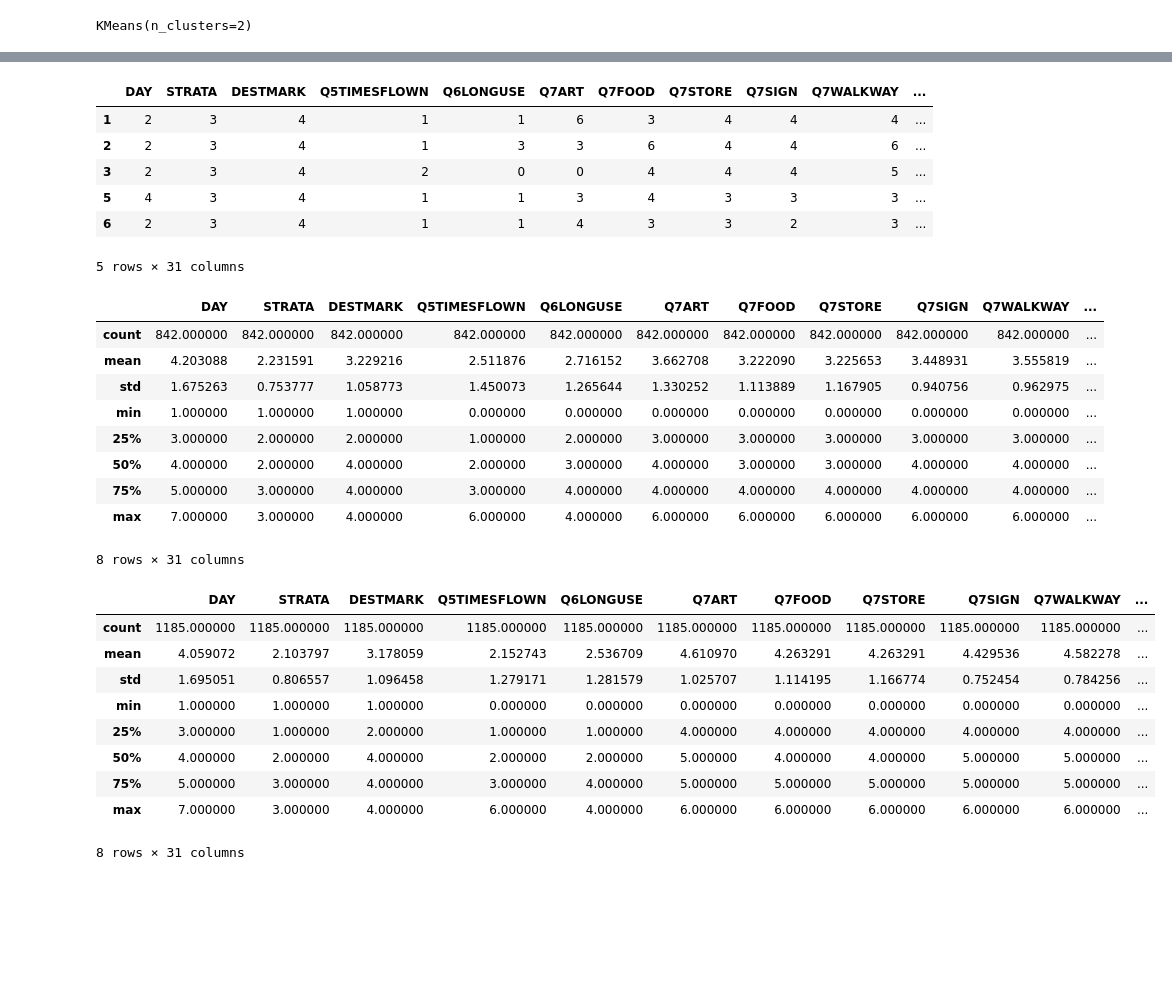
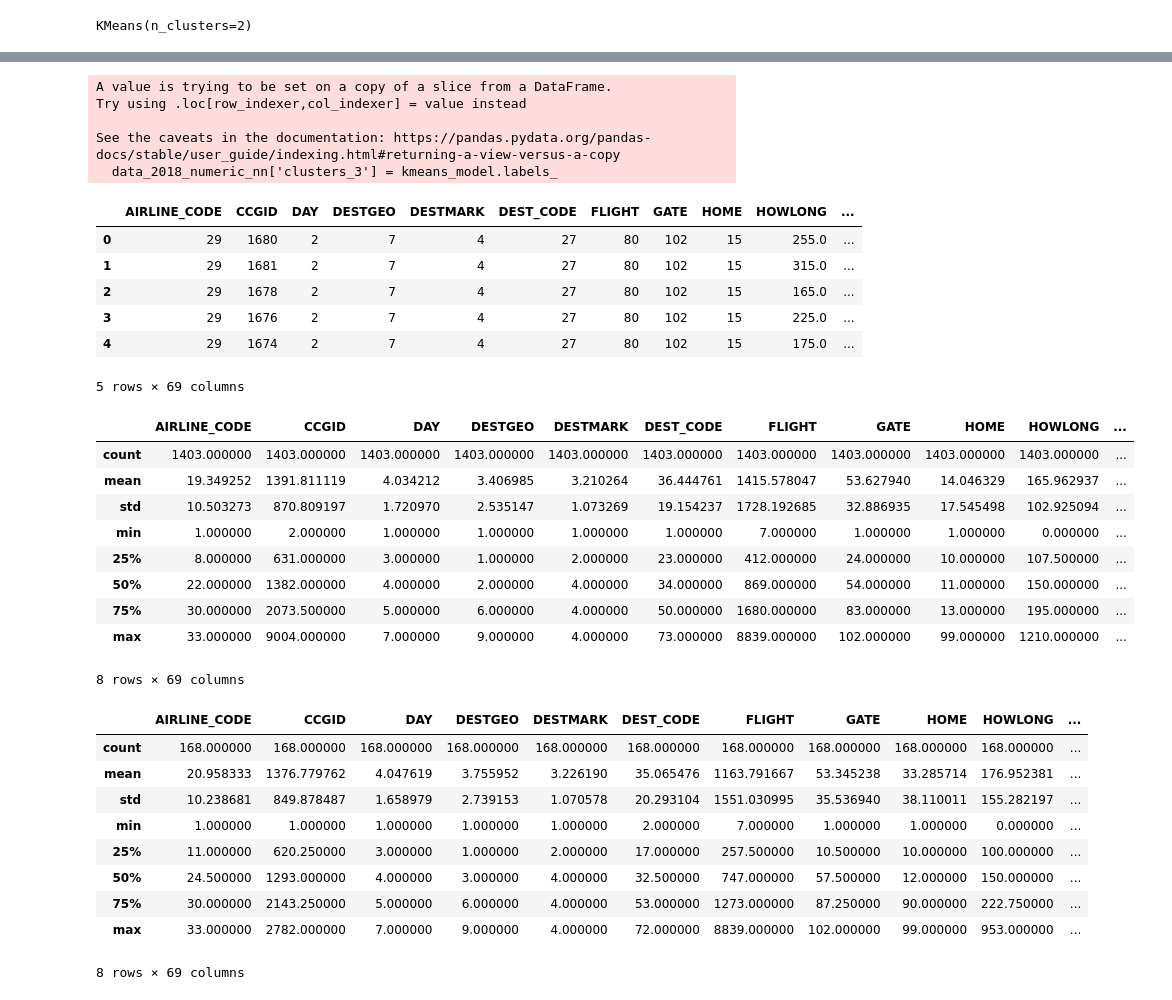
Before and after one commit to a-smaruj/Segmentacja, a Jupyter notebook: main.ipynb, the cells around one changed output, grey strips where cells are left out. Cells and saved outputs as stored; diff of their text form; code cells hidden in the pictures; blank space fills up the shorter version.

```diff
--- a/main.ipynb
+++ b/main.ipynb
@@ -456,7 +360,7 @@ kmeans_model.fit(scaled_data, sample_weight=data_weight['WEIGHT'])
 # %% [output]
 KMeans(n_clusters=3)
 # %%
-data_2018_quantitative['clusters_2'] = kmeans_model.labels_
+data_2018_numeric_nn['clusters'] = kmeans_model.labels_
 
-data_2018_quantitative.head()
+data_2018_numeric_nn.head()
 # %% [output]
@@ -531,3 +423,7 @@ kmeans_model = KMeans(n_clusters = 2)
 kmeans_model.fit(scaled_data, sample_weight=data_weight['WEIGHT'])
 # %% [output]
 KMeans(n_clusters=2)
+# %%
+data_2018_numeric_nn['clusters_2'] = kmeans_model.labels_
+
+data_2018_numeric_nn.head()
@@ -533,0 +471,4 @@ KMeans(n_clusters=2)
+# %%
+kmeans_model = KMeans(n_clusters = 4)
+
+kmeans_model.fit(scaled_data, sample_weight=data_weight['WEIGHT'])
@@ -534,38 +477,43 @@ KMeans(n_clusters=2)
 # %%
-data_2018_quantitative['clusters_3'] = kmeans_model.labels_
+data_2018_numeric_nn['clusters_3'] = kmeans_model.labels_
 
-data_2018_quantitative.head()
+data_2018_numeric_nn.head()
 # %% [output]
+A value is trying to be set on a copy of a slice from a DataFrame.
+Try using .loc[row_indexer,col_indexer] = value instead
+
+See the caveats in the documentation: https://pandas.pydata.org/pandas-docs/stable/user_guide/indexing.html#returning-a-view-versus-a-copy
+  data_2018_numeric_nn['clusters_3'] = kmeans_model.labels_
-|  | DAY | STRATA | DESTMARK | Q5TIMESFLOWN | Q6LONGUSE | Q7ART | Q7FOOD | Q7STORE | Q7SIGN | Q7WALKWAY | ... |
-| 1 | 2 | 3 | 4 | 1 | 1 | 6 | 3 | 4 | 4 | 4 | ... |
-| 2 | 2 | 3 | 4 | 1 | 3 | 3 | 6 | 4 | 4 | 6 | ... |
-| 3 | 2 | 3 | 4 | 2 | 0 | 0 | 4 | 4 | 4 | 5 | ... |
-| 5 | 4 | 3 | 4 | 1 | 1 | 3 | 4 | 3 | 3 | 3 | ... |
-| 6 | 2 | 3 | 4 | 1 | 1 | 4 | 3 | 3 | 2 | 3 | ... |
+|  | AIRLINE_CODE | CCGID | DAY | DESTGEO | DESTMARK | DEST_CODE | FLIGHT | GATE | HOME | HOWLONG | ... |
+| 0 | 29 | 1680 | 2 | 7 | 4 | 27 | 80 | 102 | 15 | 255.0 | ... |
+| 1 | 29 | 1681 | 2 | 7 | 4 | 27 | 80 | 102 | 15 | 315.0 | ... |
+| 2 | 29 | 1678 | 2 | 7 | 4 | 27 | 80 | 102 | 15 | 165.0 | ... |
+| 3 | 29 | 1676 | 2 | 7 | 4 | 27 | 80 | 102 | 15 | 225.0 | ... |
+| 4 | 29 | 1674 | 2 | 7 | 4 | 27 | 80 | 102 | 15 | 175.0 | ... |
-5 rows × 31 columns
+5 rows × 69 columns
 # %%
-data_2018_quantitative.loc[data_2018_quantitative['clusters_3'] == 0].describe()
+data_2018_numeric_nn.loc[data_2018_numeric_nn['clusters_3'] == 0].describe()
 # %% [output]
-|  | DAY | STRATA | DESTMARK | Q5TIMESFLOWN | Q6LONGUSE | Q7ART | Q7FOOD | Q7STORE | Q7SIGN | Q7WALKWAY | ... |
-| count | 842.000000 | 842.000000 | 842.000000 | 842.000000 | 842.000000 | 842.000000 | 842.000000 | 842.000000 | 842.000000 | 842.000000 | ... |
-| mean | 4.203088 | 2.231591 | 3.229216 | 2.511876 | 2.716152 | 3.662708 | 3.222090 | 3.225653 | 3.448931 | 3.555819 | ... |
-| std | 1.675263 | 0.753777 | 1.058773 | 1.450073 | 1.265644 | 1.330252 | 1.113889 | 1.167905 | 0.940756 | 0.962975 | ... |
-| min | 1.000000 | 1.000000 | 1.000000 | 0.000000 | 0.000000 | 0.000000 | 0.000000 | 0.000000 | 0.000000 | 0.000000 | ... |
-| 25% | 3.000000 | 2.000000 | 2.000000 | 1.000000 | 2.000000 | 3.000000 | 3.000000 | 3.000000 | 3.000000 | 3.000000 | ... |
-| 50% | 4.000000 | 2.000000 | 4.000000 | 2.000000 | 3.000000 | 4.000000 | 3.000000 | 3.000000 | 4.000000 | 4.000000 | ... |
-| 75% | 5.000000 | 3.000000 | 4.000000 | 3.000000 | 4.000000 | 4.000000 | 4.000000 | 4.000000 | 4.000000 | 4.000000 | ... |
-| max | 7.000000 | 3.000000 | 4.000000 | 6.000000 | 4.000000 | 6.000000 | 6.000000 | 6.000000 | 6.000000 | 6.000000 | ... |
+|  | AIRLINE_CODE | CCGID | DAY | DESTGEO | DESTMARK | DEST_CODE | FLIGHT | GATE | HOME | HOWLONG | ... |
+| count | 1403.000000 | 1403.000000 | 1403.000000 | 1403.000000 | 1403.000000 | 1403.000000 | 1403.000000 | 1403.000000 | 1403.000000 | 1403.000000 | ... |
+| mean | 19.349252 | 1391.811119 | 4.034212 | 3.406985 | 3.210264 | 36.444761 | 1415.578047 | 53.627940 | 14.046329 | 165.962937 | ... |
+| std | 10.503273 | 870.809197 | 1.720970 | 2.535147 | 1.073269 | 19.154237 | 1728.192685 | 32.886935 | 17.545498 | 102.925094 | ... |
+| min | 1.000000 | 2.000000 | 1.000000 | 1.000000 | 1.000000 | 1.000000 | 7.000000 | 1.000000 | 1.000000 | 0.000000 | ... |
+| 25% | 8.000000 | 631.000000 | 3.000000 | 1.000000 | 2.000000 | 23.000000 | 412.000000 | 24.000000 | 10.000000 | 107.500000 | ... |
+| 50% | 22.000000 | 1382.000000 | 4.000000 | 2.000000 | 4.000000 | 34.000000 | 869.000000 | 54.000000 | 11.000000 | 150.000000 | ... |
+| 75% | 30.000000 | 2073.500000 | 5.000000 | 6.000000 | 4.000000 | 50.000000 | 1680.000000 | 83.000000 | 13.000000 | 195.000000 | ... |
+| max | 33.000000 | 9004.000000 | 7.000000 | 9.000000 | 4.000000 | 73.000000 | 8839.000000 | 102.000000 | 99.000000 | 1210.000000 | ... |
-8 rows × 31 columns
+8 rows × 69 columns
 # %%
-data_2018_quantitative.loc[data_2018_quantitative['clusters_3'] == 1].describe()
+data_2018_numeric_nn.loc[data_2018_numeric_nn['clusters_3'] == 1].describe()
 # %% [output]
-|  | DAY | STRATA | DESTMARK | Q5TIMESFLOWN | Q6LONGUSE | Q7ART | Q7FOOD | Q7STORE | Q7SIGN | Q7WALKWAY | ... |
-| count | 1185.000000 | 1185.000000 | 1185.000000 | 1185.000000 | 1185.000000 | 1185.000000 | 1185.000000 | 1185.000000 | 1185.000000 | 1185.000000 | ... |
-| mean | 4.059072 | 2.103797 | 3.178059 | 2.152743 | 2.536709 | 4.610970 | 4.263291 | 4.263291 | 4.429536 | 4.582278 | ... |
-| std | 1.695051 | 0.806557 | 1.096458 | 1.279171 | 1.281579 | 1.025707 | 1.114195 | 1.166774 | 0.752454 | 0.784256 | ... |
-| min | 1.000000 | 1.000000 | 1.000000 | 0.000000 | 0.000000 | 0.000000 | 0.000000 | 0.000000 | 0.000000 | 0.000000 | ... |
-| 25% | 3.000000 | 1.000000 | 2.000000 | 1.000000 | 1.000000 | 4.000000 | 4.000000 | 4.000000 | 4.000000 | 4.000000 | ... |
-| 50% | 4.000000 | 2.000000 | 4.000000 | 2.000000 | 2.000000 | 5.000000 | 4.000000 | 4.000000 | 5.000000 | 5.000000 | ... |
-| 75% | 5.000000 | 3.000000 | 4.000000 | 3.000000 | 4.000000 | 5.000000 | 5.000000 | 5.000000 | 5.000000 | 5.000000 | ... |
-| max | 7.000000 | 3.000000 | 4.000000 | 6.000000 | 4.000000 | 6.000000 | 6.000000 | 6.000000 | 6.000000 | 6.000000 | ... |
+|  | AIRLINE_CODE | CCGID | DAY | DESTGEO | DESTMARK | DEST_CODE | FLIGHT | GATE | HOME | HOWLONG | ... |
+| count | 168.000000 | 168.000000 | 168.000000 | 168.000000 | 168.000000 | 168.000000 | 168.000000 | 168.000000 | 168.000000 | 168.000000 | ... |
+| mean | 20.958333 | 1376.779762 | 4.047619 | 3.755952 | 3.226190 | 35.065476 | 1163.791667 | 53.345238 | 33.285714 | 176.952381 | ... |
+| std | 10.238681 | 849.878487 | 1.658979 | 2.739153 | 1.070578 | 20.293104 | 1551.030995 | 35.536940 | 38.110011 | 155.282197 | ... |
+| min | 1.000000 | 1.000000 | 1.000000 | 1.000000 | 1.000000 | 2.000000 | 7.000000 | 1.000000 | 1.000000 | 0.000000 | ... |
+| 25% | 11.000000 | 620.250000 | 3.000000 | 1.000000 | 2.000000 | 17.000000 | 257.500000 | 10.500000 | 10.000000 | 100.000000 | ... |
+| 50% | 24.500000 | 1293.000000 | 4.000000 | 3.000000 | 4.000000 | 32.500000 | 747.000000 | 57.500000 | 12.000000 | 150.000000 | ... |
+| 75% | 30.000000 | 2143.250000 | 5.000000 | 6.000000 | 4.000000 | 53.000000 | 1273.000000 | 87.250000 | 90.000000 | 222.750000 | ... |
+| max | 33.000000 | 2782.000000 | 7.000000 | 9.000000 | 4.000000 | 72.000000 | 8839.000000 | 102.000000 | 99.000000 | 953.000000 | ... |
-8 rows × 31 columns
+8 rows × 69 columns
```
Also changed, not shown: parts of 55 cells of this notebook, 1 other file.
